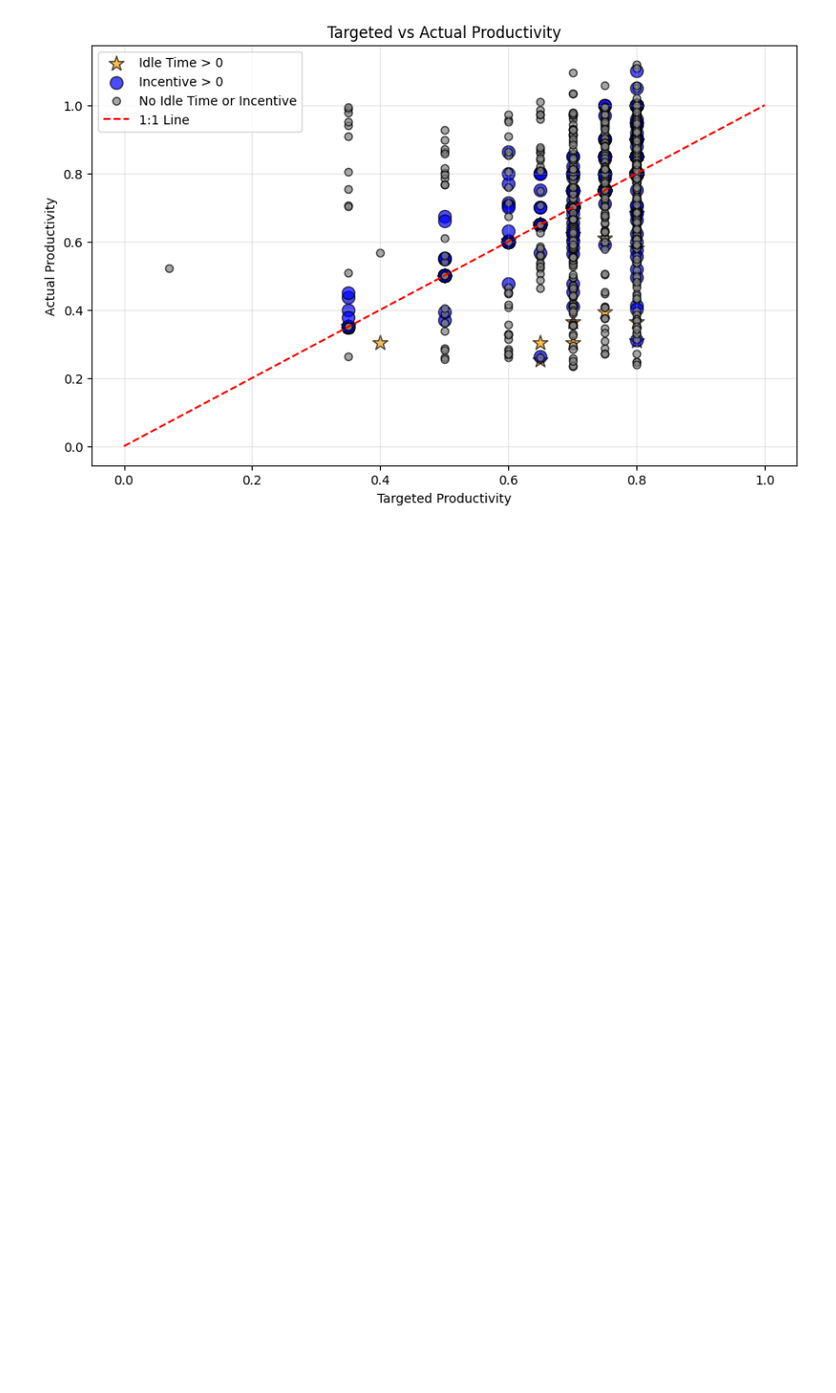
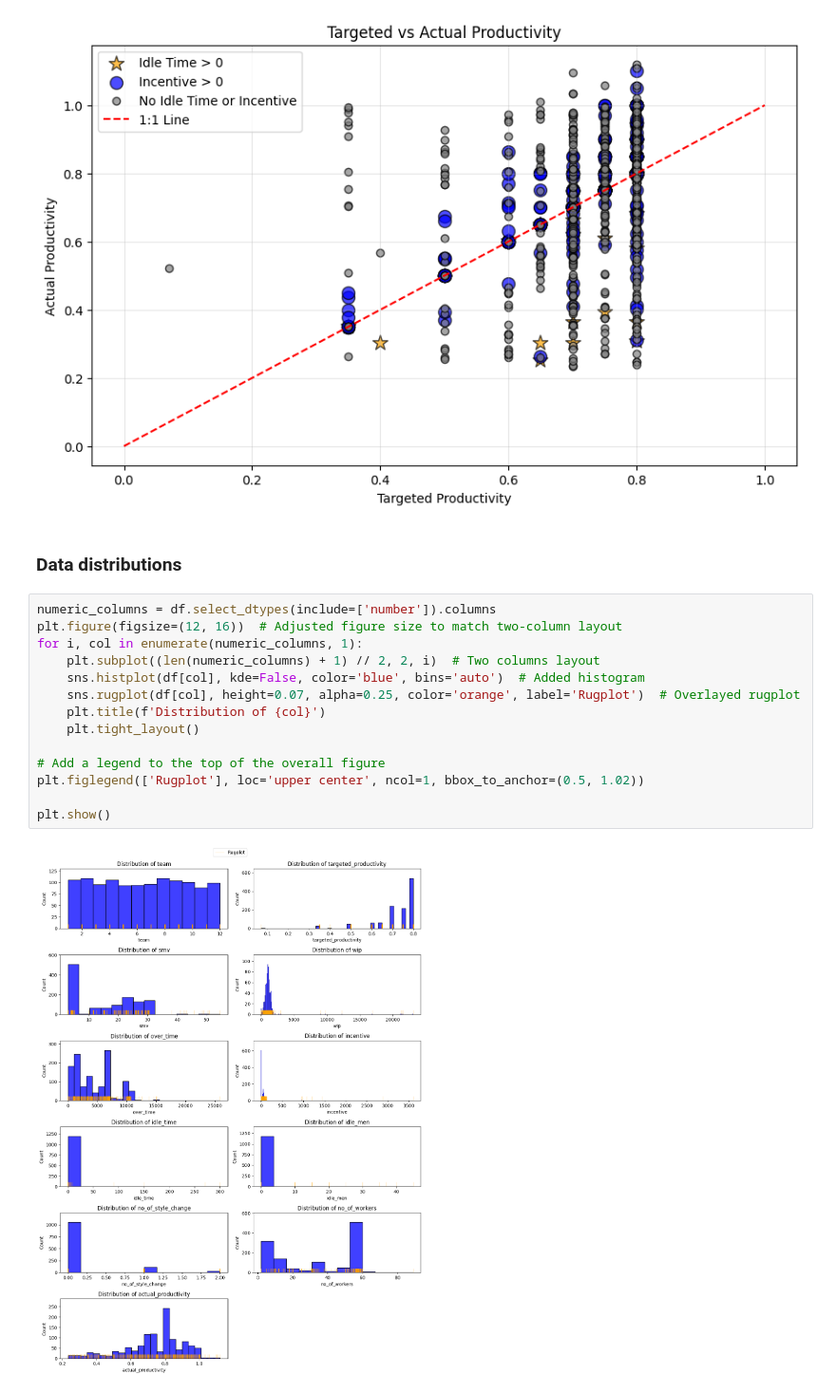
Before and after one commit to SJWallace/Dataquest, a Jupyter notebook: Guided Project - Predicting Employee Producitivty Using Tree Models/main.ipynb, the cells around one changed output. Shown at 95% size. Drawn from its saved outputs; the diff is of its cells as text; blank space fills up the shorter version.

```diff
--- a/Guided Project - Predicting Employee Producitivty Using Tree Models/main.ipynb
+++ b/Guided Project - Predicting Employee Producitivty Using Tree Models/main.ipynb
@@ -202,3 +213,21 @@ plt.grid(alpha=0.3)
 plt.show()
 # %% [output]
 [figure]
+# %% [markdown]
+### Data distributions
+# %%
+numeric_columns = df.select_dtypes(include=['number']).columns
+plt.figure(figsize=(12, 16))  # Adjusted figure size to match two-column layout
+for i, col in enumerate(numeric_columns, 1):
+    plt.subplot((len(numeric_columns) + 1) // 2, 2, i)  # Two columns layout
+    sns.histplot(df[col], kde=False, color='blue', bins='auto')  # Added histogram
+    sns.rugplot(df[col], height=0.07, alpha=0.25, color='orange', label='Rugplot')  # Overlayed rugplot
+    plt.title(f'Distribution of {col}')
+    plt.tight_layout()
+
+# Add a legend to the top of the overall figure
+plt.figlegend(['Rugplot'], loc='upper center', ncol=1, bbox_to_anchor=(0.5, 1.02))
+
+plt.show()
+# %% [output]
+[figure, added]
```
Also changed, not shown: parts of 8 cells of this notebook.
